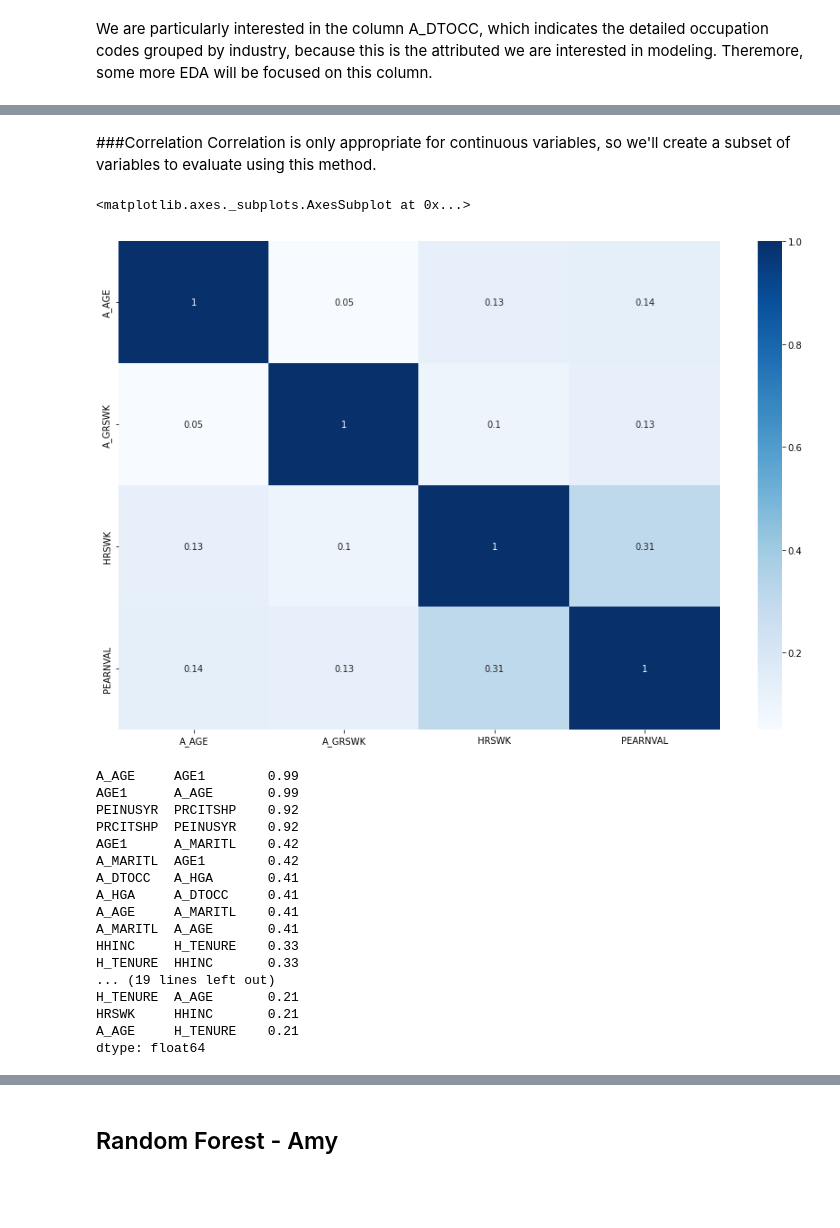
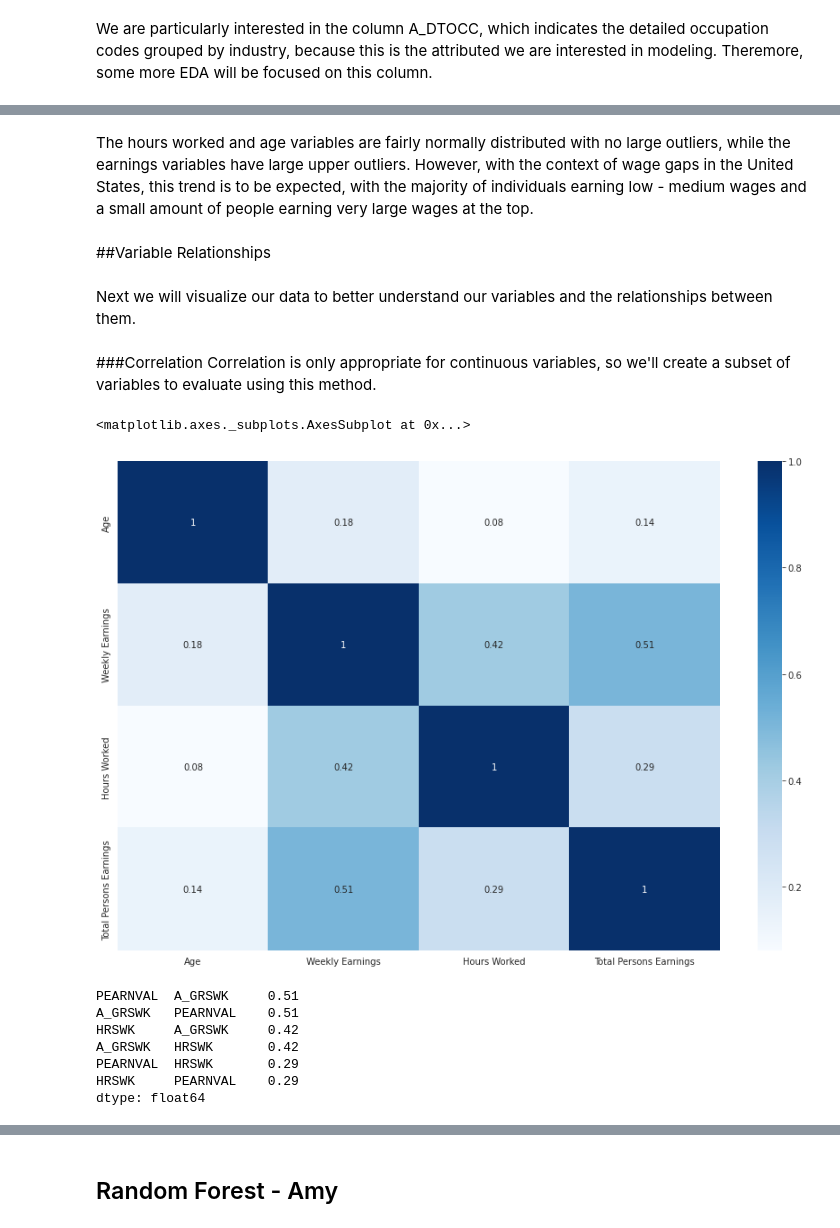
Before and after one commit to cfcastillo/DS-6-Notebooks, a Jupyter notebook: 2_Education_Capstone_EDA_and_Processing.ipynb, the cells around one changed output, grey strips where cells are left out. Cells and saved outputs as stored; diff of their text form; code cells hidden in the pictures; blank space fills up the shorter version.

```diff
--- a/2_Education_Capstone_EDA_and_Processing.ipynb
+++ b/2_Education_Capstone_EDA_and_Processing.ipynb
@@ -188,5 +136,5 @@ array([13, 15, 16, 19, 22,  2, 17, 10,  1, 21,  8, 20, 14,  3, 11])
 # %%
 #See frequency for the target column
-oc_freq = asec_final[which_target].value_counts(ascending=False)
+oc_freq = asec_final['A_DTOCC'].value_counts(ascending=False)
 oc_freq
 # %% [output]
@@ -228,0 +210,13 @@ Name: A_DTOCC, dtype: float64
+# %%
+# continuous variables
+cont_var = ['A_AGE', 'A_GRSWK', 'HRSWK', 'PEARNVAL']
+
+# convert df to categorical (since most variables are categorical)
+asec_eda = asec_eda.astype('category')
+
+# convert rest of df to integers
+asec_eda[cont_var] = asec_eda[cont_var].astype('int')
+# %%
+#filter A_GRSWK and PEARNVAL to only have values >0
+asec_eda = asec_eda[asec_eda['A_GRSWK'] > 0]
+asec_eda = asec_eda[asec_eda['PEARNVAL'] > 0]
@@ -273,0 +288,23 @@ sns.pairplot(pp_df)
+# %%
+# create df with continuous variables
+hist_df = asec_eda[cont_var].copy()
+
+# plot
+fig, axs = plt.subplots(4, figsize = (8,8))
+fig.tight_layout(h_pad=5, w_pad=5)
+axs[0].hist(hist_df['A_AGE'])
+axs[0].set_title('Age', loc='center', size=15)
+axs[0].set_xlabel('Value')
+axs[0].set_ylabel('Count')
+axs[1].hist(hist_df['A_GRSWK'])
+axs[1].set_title('Weekly Earnings', loc='center', size=15)
+axs[1].set_xlabel('Value')
+axs[1].set_ylabel('Count')
+axs[2].hist(hist_df['HRSWK'])
+axs[2].set_title('Hours Worked', loc='center', size=15)
+axs[2].set_xlabel('Value')
+axs[2].set_ylabel('Count')
+axs[3].hist(hist_df['PEARNVAL'])
+axs[3].set_title('Total Persons Earning', loc='center', size=15)
+axs[3].set_xlabel('Value')
+axs[3].set_ylabel('Count')
@@ -274,36 +331,31 @@ sns.pairplot(pp_df)
+# %% [markdown]
+The hours worked and age variables are fairly normally distributed with no large outliers, while the earnings variables have large upper outliers. However, with the context of wage gaps in the United States, this trend is to be expected, with the majority of individuals earning low - medium wages and a small amount of people earning very large wages at the top.
+# %% [markdown]
+##Variable Relationships
+# %% [markdown]
+Next we will visualize our data to better understand our variables and the relationships between them.
 # %% [markdown]
 ###Correlation
 Correlation is only appropriate for continuous variables, so we'll create a subset of variables to evaluate using this method.
 # %%
 # Correlation plot
-correlation_df = asec_final.filter(items=['A_AGE', 'A_GRSWK', 'HRSWK', 'PEARNVAL'], axis=1)
-
 plt.figure(figsize=(15,10))
-correlation_matrix = correlation_df.corr().round(2)
-sns.heatmap(data=correlation_matrix, annot=True, cmap='Blues')
+correlation_matrix = hist_df.corr().round(2)
+sns.heatmap(data=correlation_matrix, annot=True, cmap='Blues', xticklabels=['Age', 'Weekly Earnings', 'Hours Worked', 'Total Persons Earnings'],
+            yticklabels=['Age', 'Weekly Earnings', 'Hours Worked', 'Total Persons Earnings'])
 # %% [output]
 <matplotlib.axes._subplots.AxesSubplot at 0x...>
-[figure, old version]
+[figure, new version]
 # %%
 # Numerically looking at the correlations
-corrs = correlation_df.corr().round(2).unstack().abs()
+corrs = hist_df.corr().round(2).unstack().abs()
 corrs = corrs[(corrs < 1) & (corrs > 0.2)]
 corrs.sort_values(ascending = False)
 # %% [output]
-A_AGE     AGE1        0.99
-AGE1      A_AGE       0.99
-PEINUSYR  PRCITSHP    0.92
-PRCITSHP  PEINUSYR    0.92
-AGE1      A_MARITL    0.42
-A_MARITL  AGE1        0.42
-A_DTOCC   A_HGA       0.41
-A_HGA     A_DTOCC     0.41
-A_AGE     A_MARITL    0.41
-A_MARITL  A_AGE       0.41
-HHINC     H_TENURE    0.33
-H_TENURE  HHINC       0.33
-... (19 lines left out)
-H_TENURE  A_AGE       0.21
-HRSWK     HHINC       0.21
-A_AGE     H_TENURE    0.21
+PEARNVAL  A_GRSWK     0.51
+A_GRSWK   PEARNVAL    0.51
+HRSWK     A_GRSWK     0.42
+A_GRSWK   HRSWK       0.42
+PEARNVAL  HRSWK       0.29
+HRSWK     PEARNVAL    0.29
 dtype: float64
```
Also changed, not shown: parts of 102 cells of this notebook.
